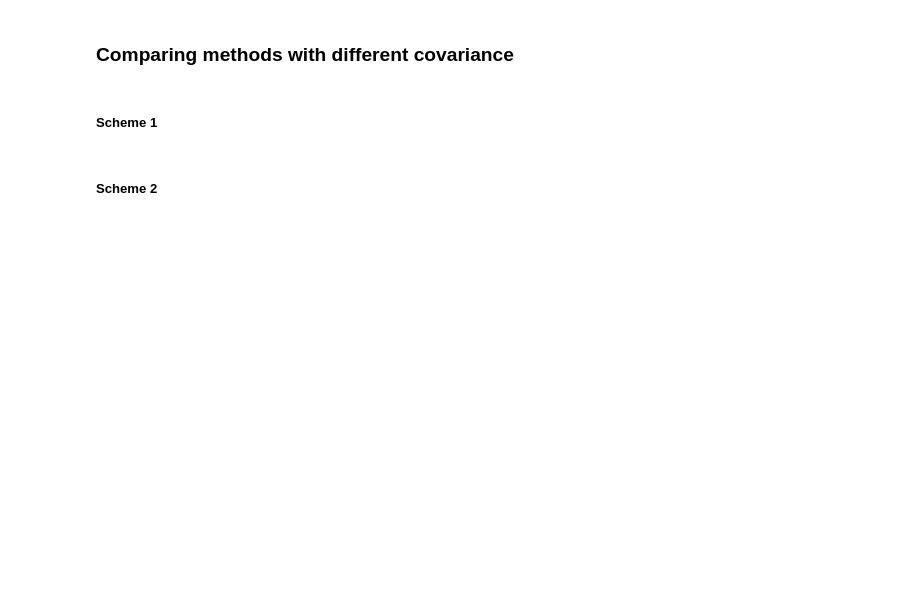
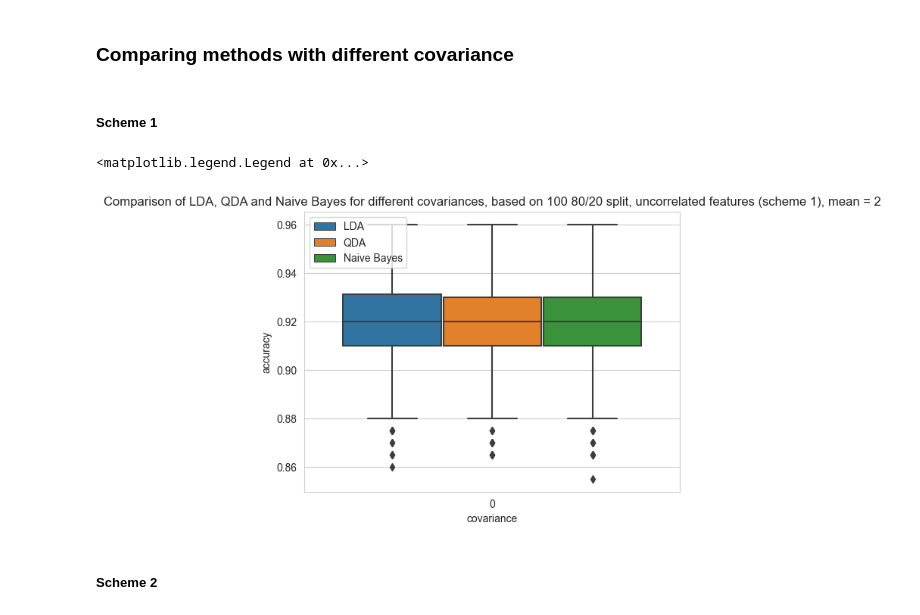
Before and after one commit to nizwant/adv_ml_labs, a Jupyter notebook: adv_ml.ipynb, the cells around one changed output. Saved outputs shown, nothing was run; the diff lists cells and outputs as text; code cells hidden in the pictures; blank space fills up the shorter version.

```diff
--- a/adv_ml.ipynb
+++ b/adv_ml.ipynb
@@ -367,5 +383,20 @@ sns.boxplot(x = 'mean', y = 'accuracy', data = data_frame, hue='method')
 ### Comparing methods with different covariance
 # %% [markdown]
 ##### Scheme 1
+# %%
+# parameters
+ro = [0, 0, 0, 0, 0, 0]
+a = [2]
+methods = {'LDA': LDA(), 'QDA': QDA(), 'Naive Bayes': NB()}
+repetitions = 100
+
+data_frame = compare_methods(a, ro, repetitions, methods)
+sns.set_style("whitegrid")
+sns.boxplot(x = 'covariance', y = 'accuracy', data = data_frame, hue='method')
+plt.title('Comparison of LDA, QDA and Naive Bayes for different covariances, based on 100 80/20 split, uncorrelated features (scheme 1), mean = 2')
+plt.legend(loc='upper left')
+# %% [output]
+<matplotlib.legend.Legend at 0x...>
+[figure, added]
 # %% [markdown]
 ##### Scheme 2
```
Also changed, not shown: parts of 8 cells of this notebook.
